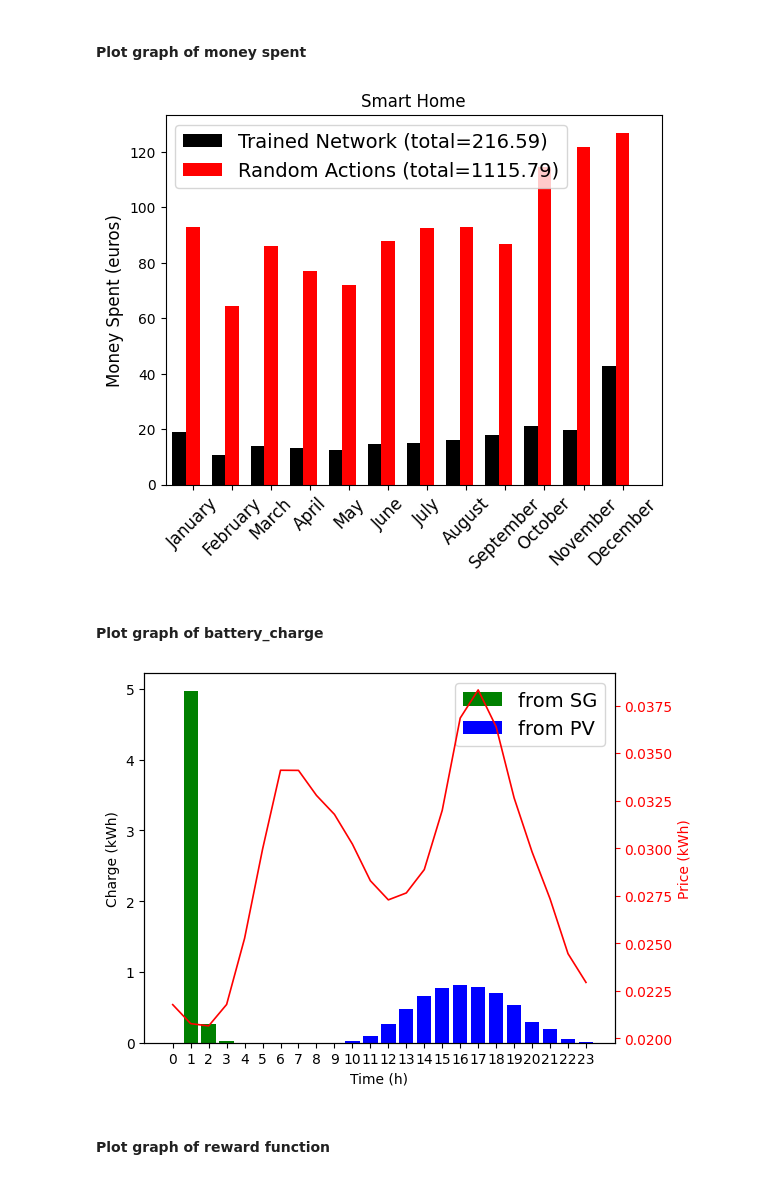
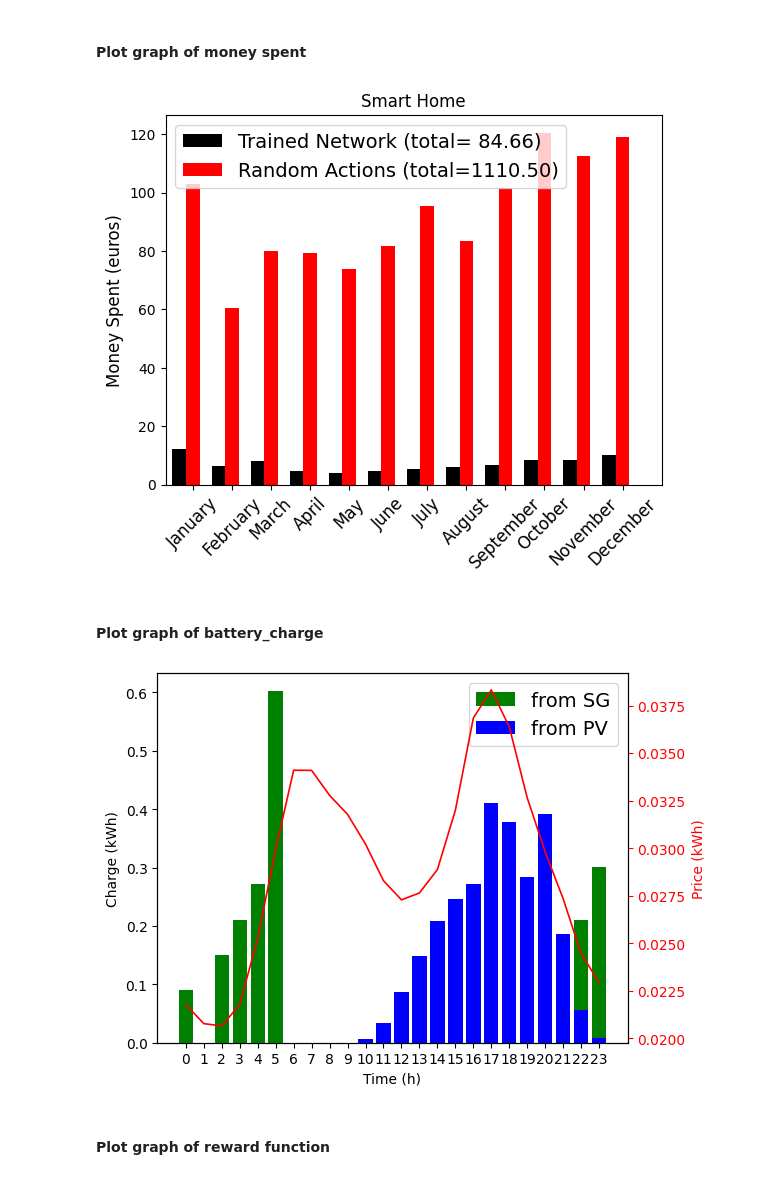
Before and after one commit to heringo/EMS, a Jupyter notebook: src/EMS_rev1.ipynb, the cells around one changed output. Cells and saved outputs as stored; diff of their text form; code cells hidden in the pictures.

Commit message:
train with 300 epoch

```diff
--- a/src/EMS_rev1.ipynb
+++ b/src/EMS_rev1.ipynb
@@ -798,22 +813,22 @@ Starting testing !
 # %%
 
 histo_plotter = HistoPlotter()
-monthly_total_list_dqn, _, _, _, _, _, _, _ = test_models( _get_action_dqn, network_name="trained_models/neural_network_dqn_ep200.h5" )
-monthly_total_list_random, _, _, _, _, _, _, _ = test_models( _get_action_random, network_name="trained_models/neural_network_dqn_ep200.h5" )
+monthly_total_list_dqn, _, _, _, _, _, _, _ = test_models( _get_action_dqn, network_name="trained_models/neural_network_dqn_ep300.h5" )
+monthly_total_list_random, _, _, _, _, _, _, _ = test_models( _get_action_random, network_name="trained_models/neural_network_dqn_ep300.h5" )
 histo_plotter.trained_list = monthly_total_list_dqn
 histo_plotter.random_list = monthly_total_list_random
 histo_plotter.plot()
 # %% [output]
-[figure, old version]
+[figure, new version]
 # %% [markdown]
 #### Plot graph of battery_charge
 # %%
 
-_, _, hourly_home_battery__dqn, hourly_ev_battery__dqn, hourly_price_dqn, hourly_charge_dqn_sg, hourly_charge_dqn_pv, _ = test_models( _get_action_dqn, network_name="trained_models/neural_network_dqn_ep200.h5" )
+_, _, hourly_home_battery__dqn, hourly_ev_battery__dqn, hourly_price_dqn, hourly_charge_dqn_sg, hourly_charge_dqn_pv, _ = test_models( _get_action_dqn, network_name="trained_models/neural_network_dqn_ep300.h5" )
 line_plotter = DoubleLinePlotter( hourly_home_battery__dqn, hourly_ev_battery__dqn, hourly_price_dqn, hourly_charge_dqn_sg, hourly_charge_dqn_pv )
 line_plotter.plot()
 # %% [output]
-[figure, old version]
+[figure, new version]
 # %% [markdown]
 #### Plot graph of reward function
 # %%
```
Also changed, not shown: parts of 7 cells of this notebook.
